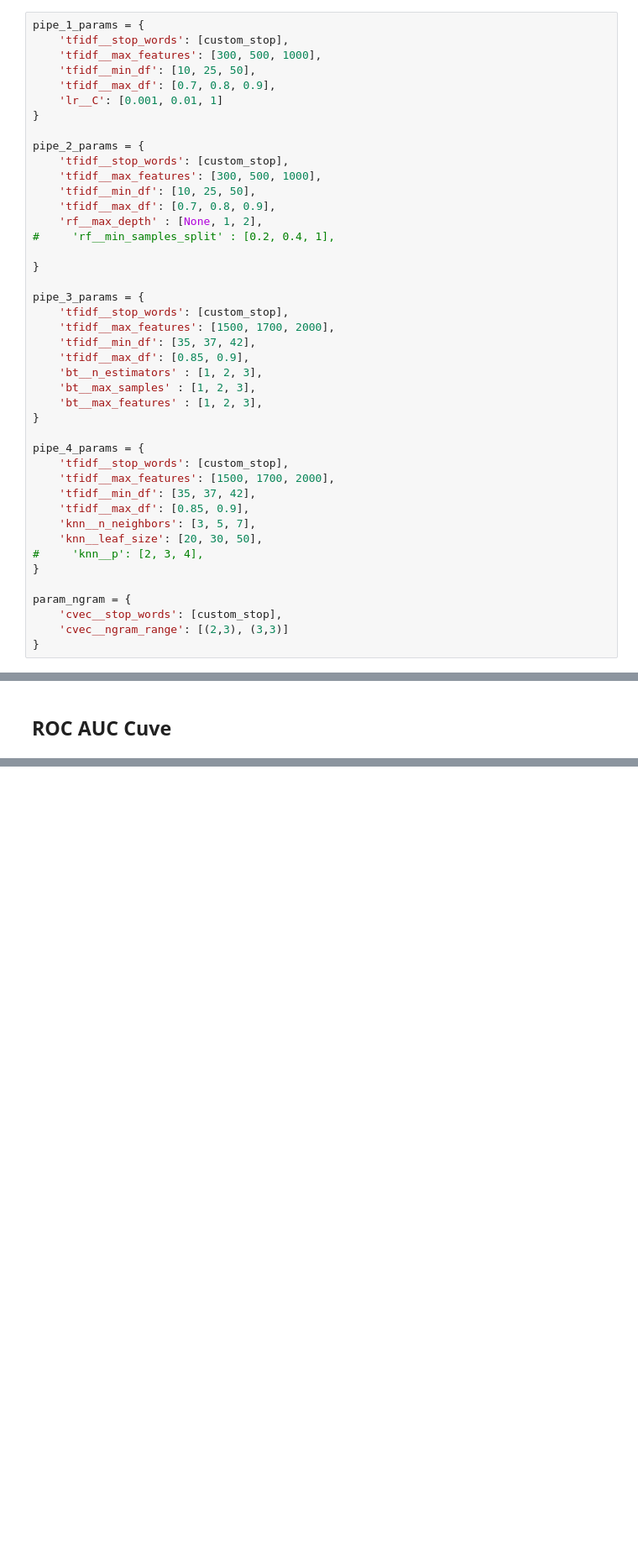
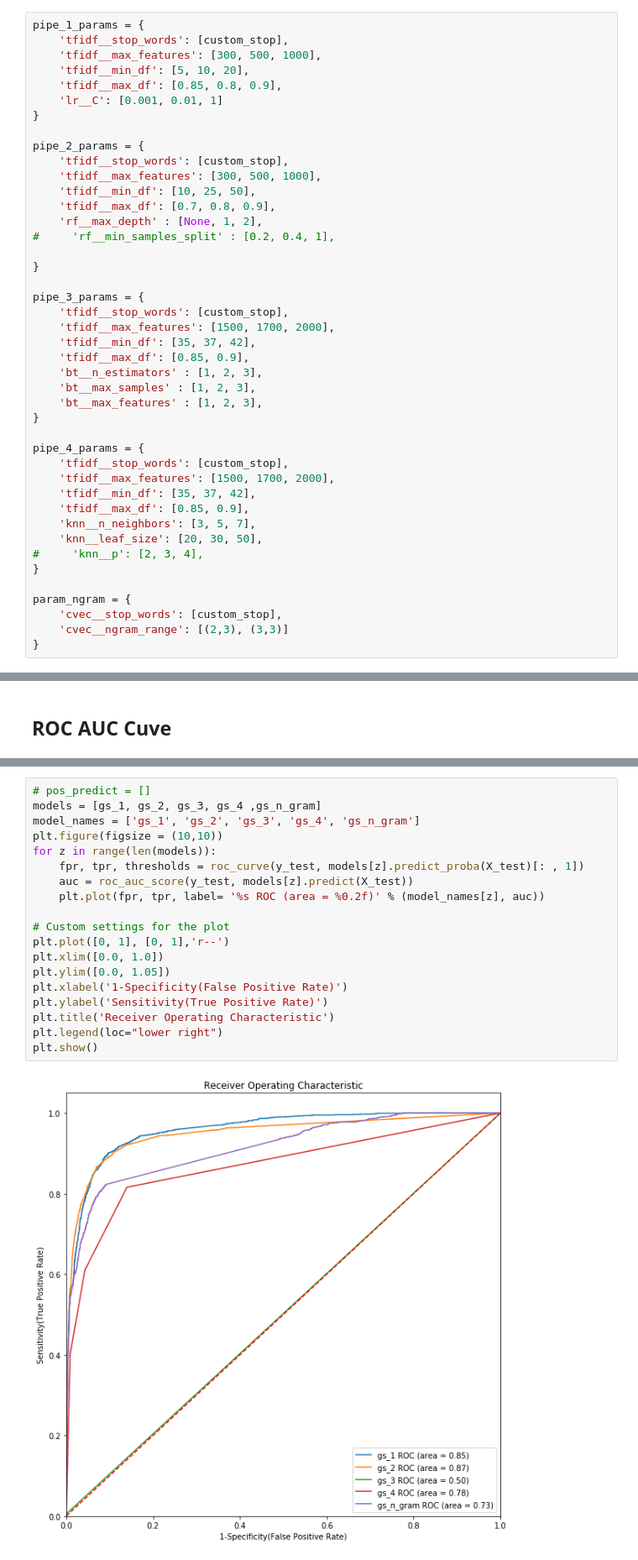
Before and after one commit to mayjordata/Project-TeamAlert, a Jupyter notebook: brianna_model.ipynb, the cells around one changed output, grey strips where cells are left out. Shown: that part at 84% size. Saved outputs shown, nothing was run; the diff lists cells and outputs as text; blank space fills up the shorter version.

Commit message:
updated model with ROC curve

```diff
--- a/brianna_model.ipynb
+++ b/brianna_model.ipynb
@@ -151,8 +166,8 @@ pipe_ngram = Pipeline([
 pipe_1_params = {
     'tfidf__stop_words': [custom_stop],
     'tfidf__max_features': [300, 500, 1000],
-    'tfidf__min_df': [10, 25, 50],
-    'tfidf__max_df': [0.7, 0.8, 0.9],
+    'tfidf__min_df': [5, 10, 20],
+    'tfidf__max_df': [0.85, 0.8, 0.9],
     'lr__C': [0.001, 0.01, 1]
 }
 
@@ -363,0 +423,21 @@ gs_n_gram best train score: 0.8668268968154258. gs_n_gram best test score 0.8700
+# %%
+# pos_predict = []
+models = [gs_1, gs_2, gs_3, gs_4 ,gs_n_gram]
+model_names = ['gs_1', 'gs_2', 'gs_3', 'gs_4', 'gs_n_gram']
+plt.figure(figsize = (10,10))
+for z in range(len(models)):
+    fpr, tpr, thresholds = roc_curve(y_test, models[z].predict_proba(X_test)[: , 1])
+    auc = roc_auc_score(y_test, models[z].predict(X_test))
+    plt.plot(fpr, tpr, label= '%s ROC (area = %0.2f)' % (model_names[z], auc))
+
+# Custom settings for the plot
+plt.plot([0, 1], [0, 1],'r--')
+plt.xlim([0.0, 1.0])
+plt.ylim([0.0, 1.05])
+plt.xlabel('1-Specificity(False Positive Rate)')
+plt.ylabel('Sensitivity(True Positive Rate)')
+plt.title('Receiver Operating Characteristic')
+plt.legend(loc="lower right")
+plt.show()
+# %% [output]
+[figure, added]
```
Also changed, not shown: parts of 12 cells of this notebook.
